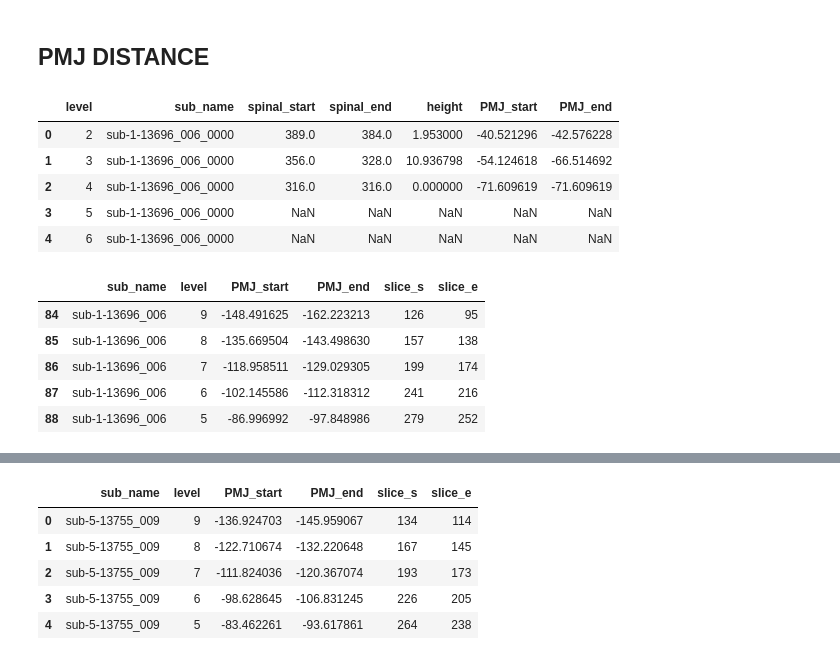
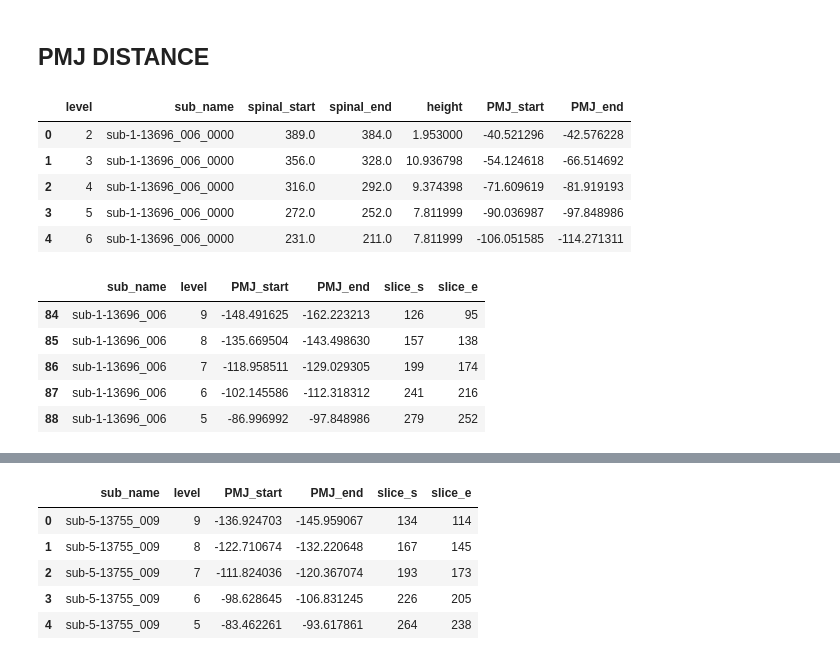
Before and after one commit to ivadomed/model-spinal-rootlets, a Jupyter notebook: utilities/plot_distance.ipynb, the cells around one changed output, grey strips where cells are left out. Saved outputs shown, nothing was run; the diff lists cells and outputs as text; code cells hidden in the pictures.

```diff
--- a/utilities/plot_distance.ipynb
+++ b/utilities/plot_distance.ipynb
@@ -135,20 +135,20 @@ fig.show()
 # %% [markdown]
 ## PMJ DISTANCE
 # %%
-PATH_pmj = "/Users/theomathieu/Documents/Stage/results_img/cadotte/csv_file_pred/sub-1-13696_006_0000_pmj-dist.csv"
+PATH_pmj = "/Users/theomathieu/Documents/Stage/results_img/cadotte/csv_file_pred/sub-1-13696_006_0000_pmj-dist-dilate2.csv"
 df_pmj = pd.read_csv(PATH_pmj)
 display(df_pmj.head())
-PATH_cad = "/Users/theomathieu/Documents/Stage/results_img/cadotte/root.csv"
+PATH_cad = "/Users/theomathieu/Documents/Stage/Code/model-spinal-rootlets/training/dataset_creation/cadotte_rootlet_dist.csv"
 df_full_cad = pd.read_csv(PATH_cad)
 df_cad = df_full_cad[df_full_cad["sub_name"]=="sub-1-13696_006"]
 display(df_cad.head())
 # %% [output]
 |  | level | sub_name | spinal_start | spinal_end | height | PMJ_start | PMJ_end |
 | 0 | 2 | sub-1-13696_006_0000 | 389.0 | 384.0 | 1.953000 | -40.521296 | -42.576228 |
 | 1 | 3 | sub-1-13696_006_0000 | 356.0 | 328.0 | 10.936798 | -54.124618 | -66.514692 |
-| 2 | 4 | sub-1-13696_006_0000 | 316.0 | 316.0 | 0.000000 | -71.609619 | -71.609619 |
-| 3 | 5 | sub-1-13696_006_0000 | NaN | NaN | NaN | NaN | NaN |
-| 4 | 6 | sub-1-13696_006_0000 | NaN | NaN | NaN | NaN | NaN |
+| 2 | 4 | sub-1-13696_006_0000 | 316.0 | 292.0 | 9.374398 | -71.609619 | -81.919193 |
+| 3 | 5 | sub-1-13696_006_0000 | 272.0 | 252.0 | 7.811999 | -90.036987 | -97.848986 |
+| 4 | 6 | sub-1-13696_006_0000 | 231.0 | 211.0 | 7.811999 | -106.051585 | -114.271311 |
 |  | sub_name | level | PMJ_start | PMJ_end | slice_s | slice_e |
 | 84 | sub-1-13696_006 | 9 | -148.491625 | -162.223213 | 126 | 95 |
 | 85 | sub-1-13696_006 | 8 | -135.669504 | -143.498630 | 157 | 138 |
```
Also changed, not shown: parts of 3 cells of this notebook, 3 other files.
